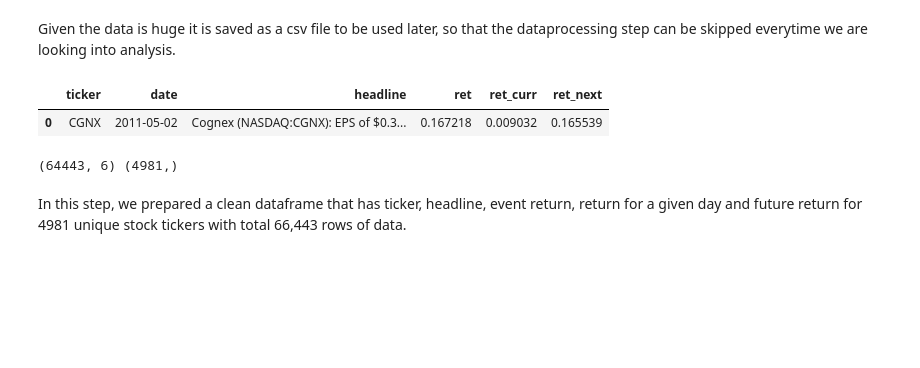
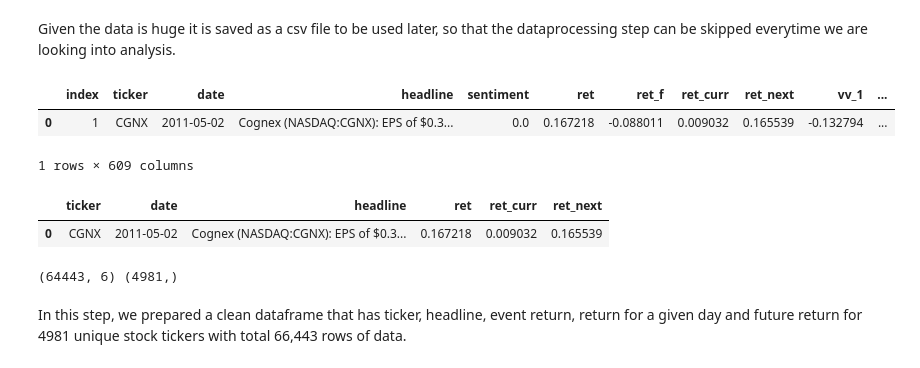
Before and after one commit to sahil231090/MLBook, a Jupyter notebook: Chapter 10 - Natural Language Processing/Case Study 1-Sentiment Analysis/NLP and Sentiment Analysis based Trading Strategy.ipynb, the cells around one changed output. Saved outputs shown, nothing was run; the diff lists cells and outputs as text; code cells hidden in the pictures; blank space fills up the shorter version.

```diff
--- a/Chapter 10 - Natural Language Processing/Case Study 1-Sentiment Analysis/NLP and Sentiment Analysis based Trading Strategy.ipynb
+++ b/Chapter 10 - Natural Language Processing/Case Study 1-Sentiment Analysis/NLP and Sentiment Analysis based Trading Strategy.ipynb
@@ -331,6 +309,12 @@ rr_df = r_df[ (r_df['ret'] < r_df['ret'].quantile(0.95)) & \
               (r_df['ret'] > r_df['ret'].quantile(0.05)) & \
               (r_df['ret_curr'] < r_df['ret_curr'].quantile(0.95)) & \
               (r_df['ret_curr'] > r_df['ret_curr'].quantile(0.05)) ]
+# %%
+rr_df.head(1)
+# %% [output]
+|  | index | ticker | date | headline | sentiment | ret | ret_f | ret_curr | ret_next | vv_1 | ... |
+| 0 | 1 | CGNX | 2011-05-02 | Cognex (NASDAQ:CGNX): EPS of $0.3... | 0.0 | 0.167218 | -0.088011 | 0.009032 | 0.165539 | -0.132794 | ... |
+1 rows × 609 columns
 # %%
 data_df=rr_df[['ticker','date','headline','ret','ret_curr','ret_next']]
 # %%
```
Also changed, not shown: parts of 11 cells of this notebook.
